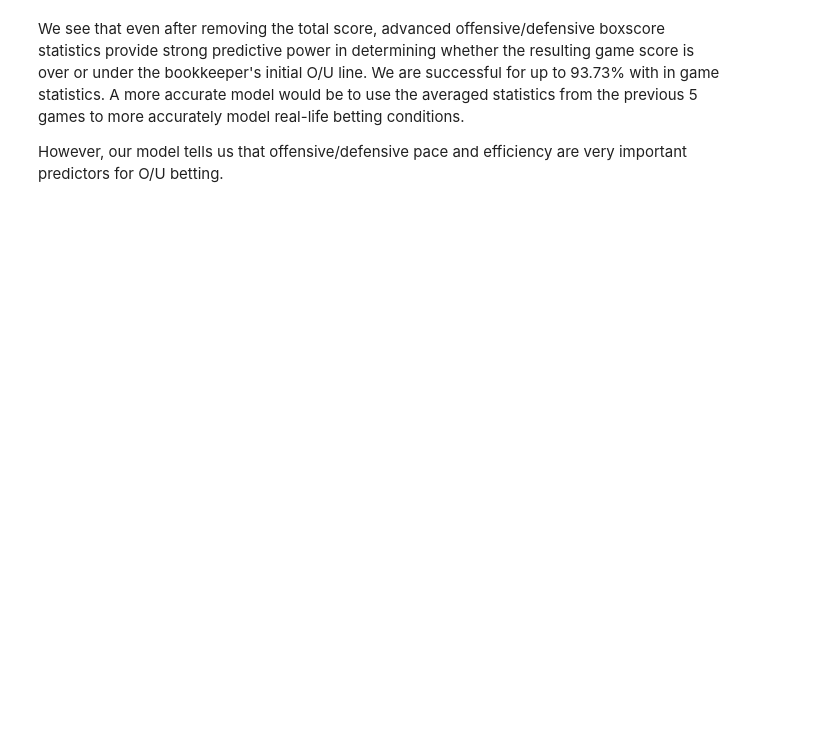
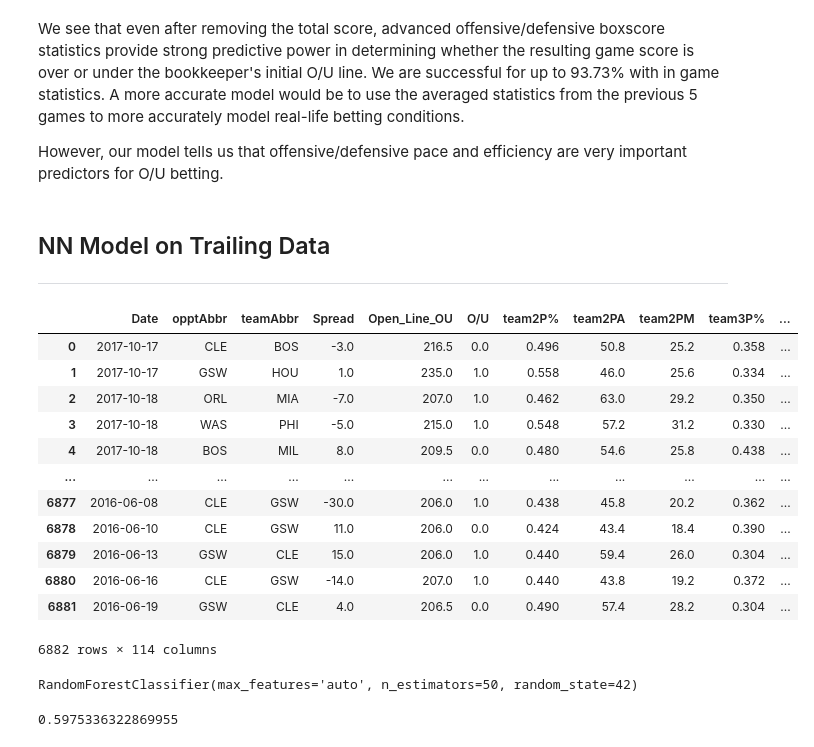
Before and after one commit to geloganu/NBA_Over_Under_Models, a Jupyter notebook: train_model.ipynb, the cells around one changed output. Saved outputs shown, nothing was run; the diff lists cells and outputs as text; code cells hidden in the pictures; blank space fills up the shorter version.

Commit message:
trailing

```diff
--- a/train_model.ipynb
+++ b/train_model.ipynb
@@ -163,3 +154,26 @@ Text(0.5, 42.0, 'Predicted')
 We see that even after removing the total score, advanced offensive/defensive boxscore statistics provide strong predictive power in determining whether the resulting game score is over or under the bookkeeper's initial O/U line. We  are successful for up to 93.73% with in game statistics. A more accurate model would be to use the averaged statistics from the previous 5 games to more accurately model real-life betting conditions.
 
 However, our model tells us that offensive/defensive pace and efficiency are very important predictors for O/U betting.
+# %% [markdown]
+## NN Model on Trailing Data
+----
+# %%
+filename = './_data/trailing_game_data.csv'
+trailing_data = pd.read_csv(filename)
+trailing_data = trailing_data.dropna().reset_index()
+trailing_data = trailing_data.drop(['Unnamed: 0','index'],axis=1)
+trailing_data
+# %% [output]
+|  | Date | opptAbbr | teamAbbr | Spread | Open_Line_OU | O/U | team2P% | team2PA | team2PM | team3P% | ... |
+| 0 | 2017-10-17 | CLE | BOS | -3.0 | 216.5 | 0.0 | 0.496 | 50.8 | 25.2 | 0.358 | ... |
+| 1 | 2017-10-17 | GSW | HOU | 1.0 | 235.0 | 1.0 | 0.558 | 46.0 | 25.6 | 0.334 | ... |
+| 2 | 2017-10-18 | ORL | MIA | -7.0 | 207.0 | 1.0 | 0.462 | 63.0 | 29.2 | 0.350 | ... |
+| 3 | 2017-10-18 | WAS | PHI | -5.0 | 215.0 | 1.0 | 0.548 | 57.2 | 31.2 | 0.330 | ... |
+| 4 | 2017-10-18 | BOS | MIL | 8.0 | 209.5 | 0.0 | 0.480 | 54.6 | 25.8 | 0.438 | ... |
+| ... | ... | ... | ... | ... | ... | ... | ... | ... | ... | ... | ... |
+| 6877 | 2016-06-08 | CLE | GSW | -30.0 | 206.0 | 1.0 | 0.438 | 45.8 | 20.2 | 0.362 | ... |
+| 6878 | 2016-06-10 | CLE | GSW | 11.0 | 206.0 | 0.0 | 0.424 | 43.4 | 18.4 | 0.390 | ... |
+| 6879 | 2016-06-13 | GSW | CLE | 15.0 | 206.0 | 1.0 | 0.440 | 59.4 | 26.0 | 0.304 | ... |
+| 6880 | 2016-06-16 | CLE | GSW | -14.0 | 207.0 | 1.0 | 0.440 | 43.8 | 19.2 | 0.372 | ... |
+| 6881 | 2016-06-19 | GSW | CLE | 4.0 | 206.5 | 0.0 | 0.490 | 57.4 | 28.2 | 0.304 | ... |
+6882 rows × 114 columns
@@ -165,0 +215,6 @@ However, our model tells us that offensive/defensive pace and efficiency are ver
+# %%
+from sklearn.ensemble import RandomForestClassifier
+rf_model = RandomForestClassifier(n_estimators=50, max_features="auto", random_state=42)
+rf_model.fit(X_train, y_train)
+# %% [output]
+RandomForestClassifier(max_features='auto', n_estimators=50, random_state=42)
@@ -165,0 +223,4 @@ However, our model tells us that offensive/defensive pace and efficiency are ver
+# %%
+predictions
+# %% [output]
+0.5975336322869955
```
Also changed, not shown: parts of 12 cells of this notebook, 31 other files.
